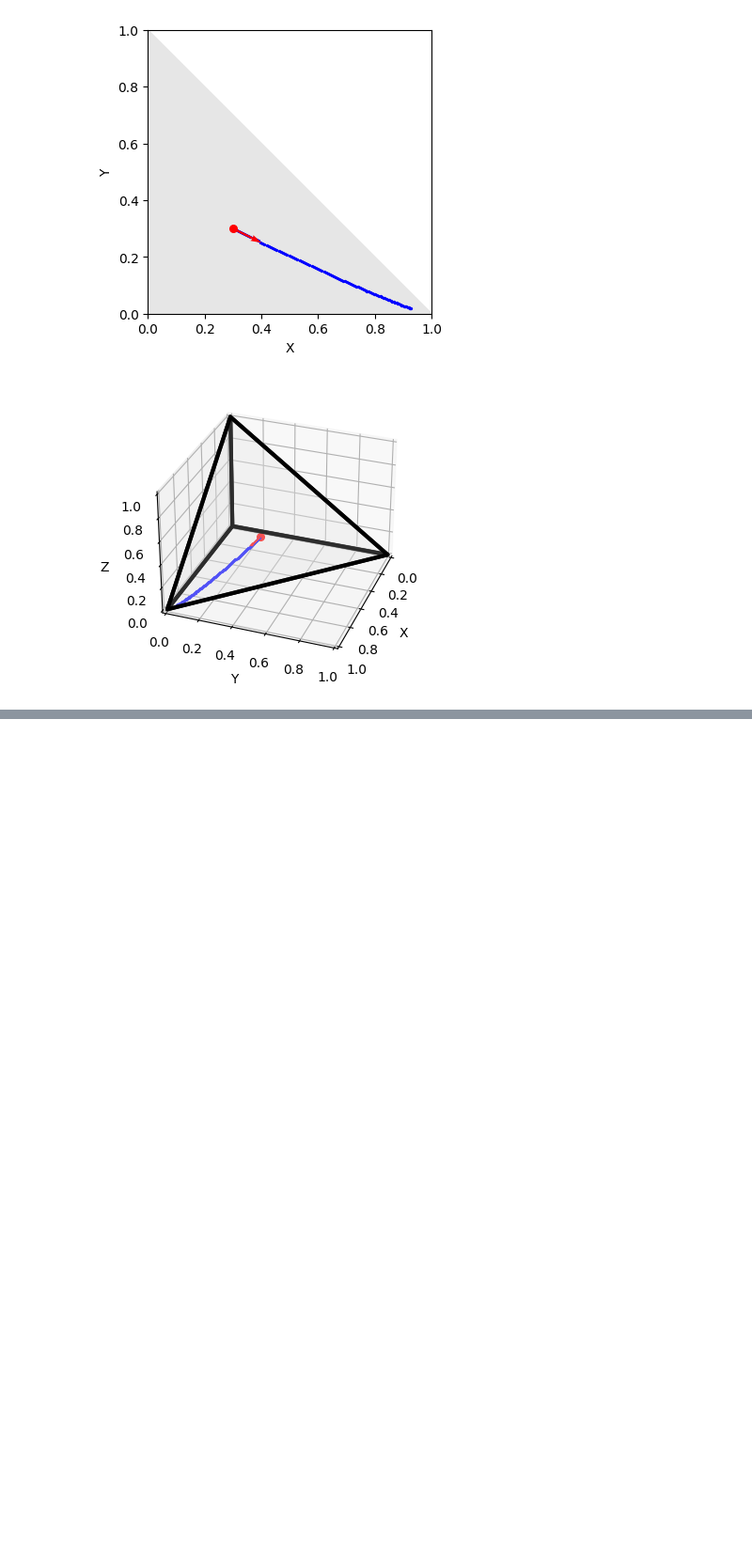
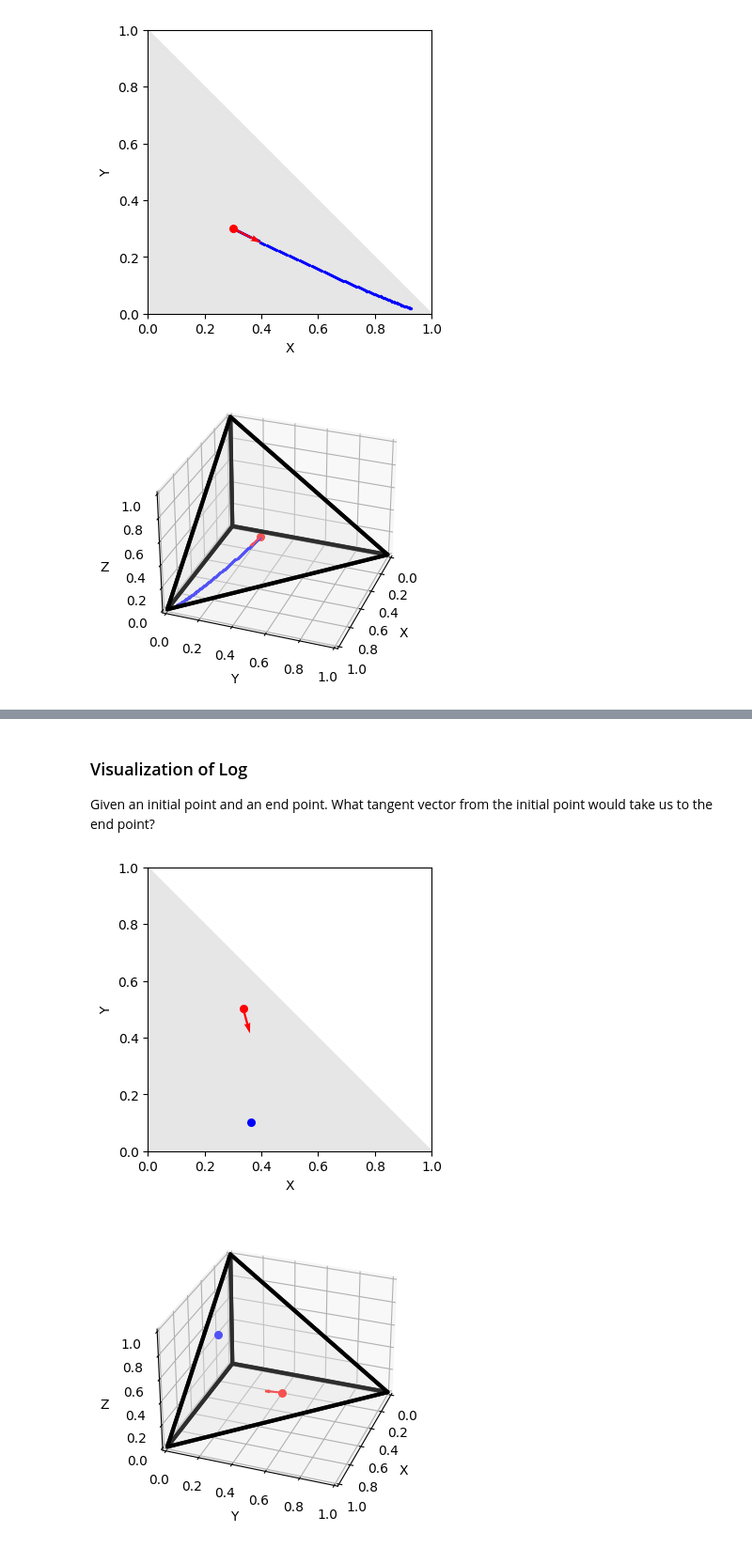
Before and after one commit to geometric-intelligence/ece594n, a Jupyter notebook: hw1-geomviz/CategoricalDistributionsManifold.ipynb, the cells around one changed output, grey strips where cells are left out. Shown at 94% size. Drawn from its saved outputs; the diff is of its cells as text; code cells hidden in the pictures; blank space fills up the shorter version.

```diff
--- a/hw1-geomviz/CategoricalDistributionsManifold.ipynb
+++ b/hw1-geomviz/CategoricalDistributionsManifold.ipynb
@@ -98,2 +107,15 @@ M2.plot_grid()
+# %% [markdown]
+### Visualization of Log
+Given an initial point and an end point. What tangent vector from the initial point would take us to the end point?
+# %%
+# Visualization of Log
+points2 = dist2.random_point(n_samples=2)
+M2.plot_log(points2[0],points2[1])
+
+points3 = dist3.random_point(n_samples=3)
+M3.plot_log(points3[0],points3[1])
+# %% [output]
+[figure, added]
+[figure, added]
 # %% [markdown]
 ### Applications
```
Also changed, not shown: parts of 12 cells of this notebook, 1 other file.
